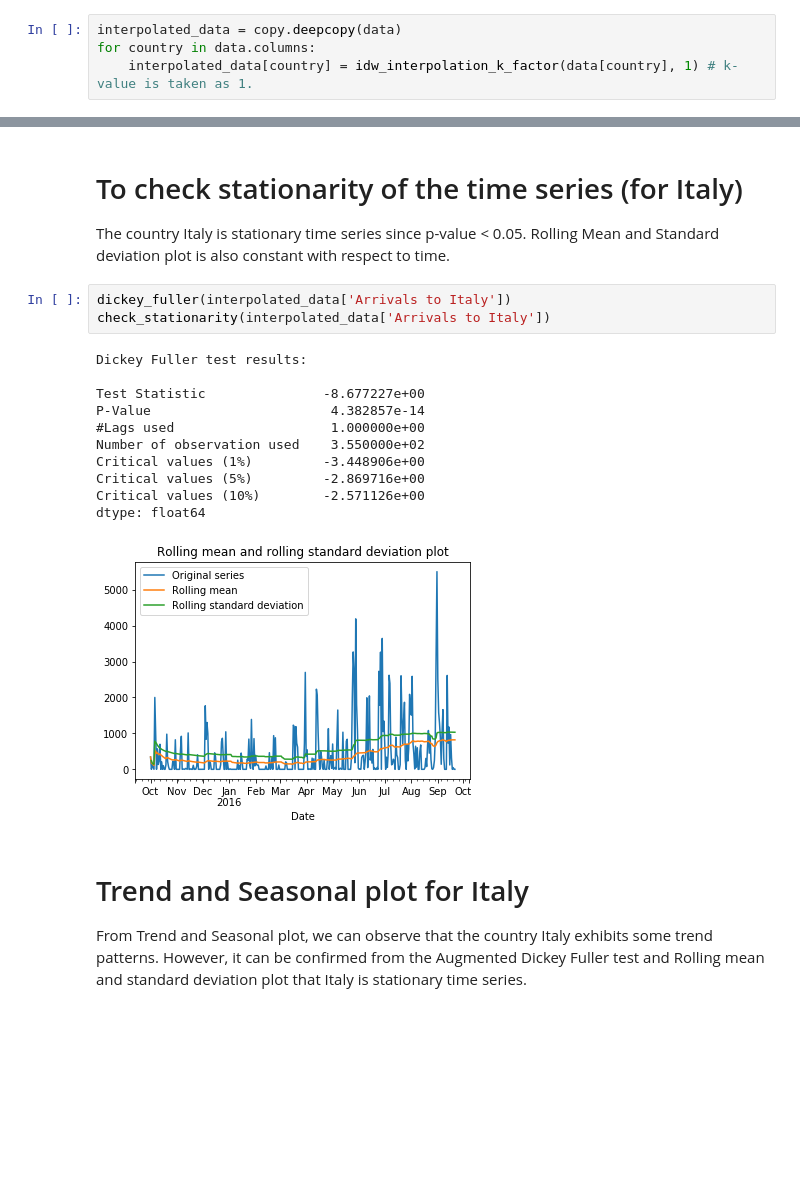
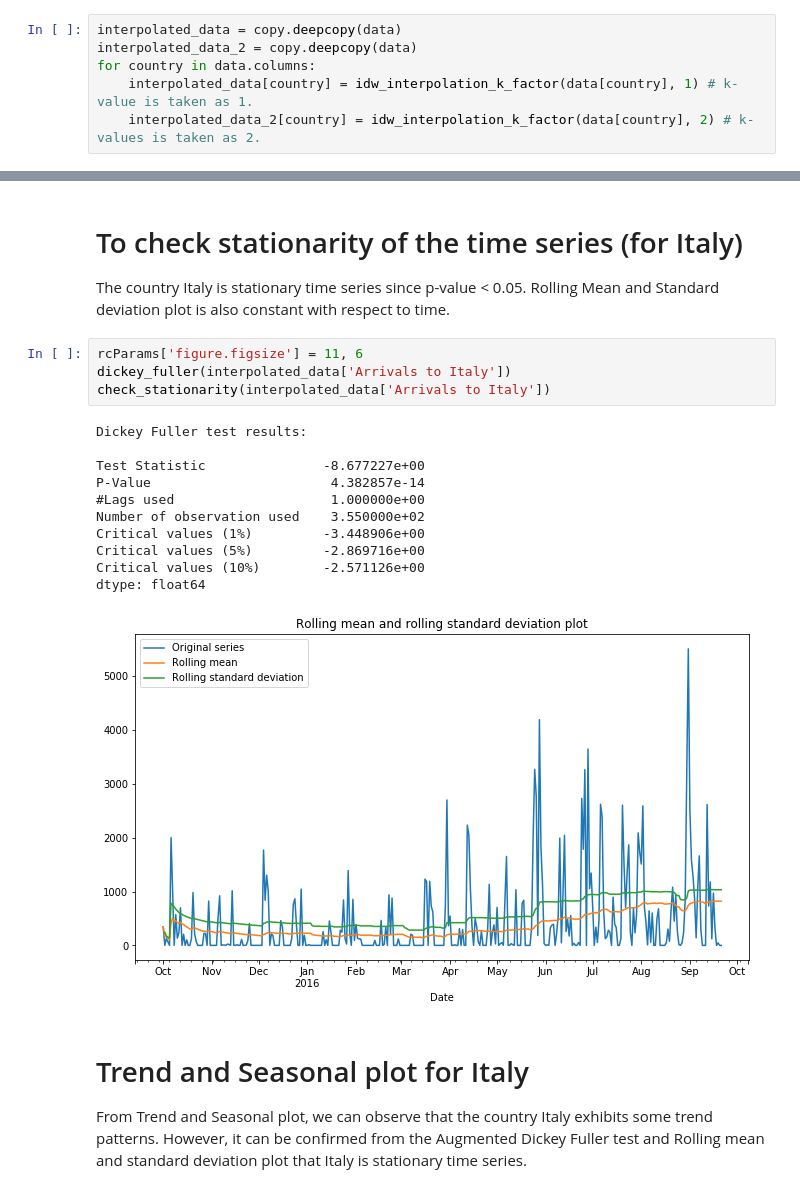
Before and after one commit to manojhuilgol/Data-Science-Lab---SoSe-2019---Time-series-Forecast-using-UNHCR-data, a Jupyter notebook: data_preprocessing.ipynb, the cells around one changed output, grey strips where cells are left out. Saved outputs shown, nothing was run; the diff lists cells and outputs as text; blank space fills up the shorter version.

```diff
--- a/data_preprocessing.ipynb
+++ b/data_preprocessing.ipynb
@@ -143,8 +143,10 @@ def idw_interpolation_k_factor(country,factor):
 Three countries have no entries in the dataset. Hence IDW interpolation is used to fill those missing values.
 # %%
 interpolated_data = copy.deepcopy(data)
+interpolated_data_2 = copy.deepcopy(data)
 for country in data.columns:
     interpolated_data[country] = idw_interpolation_k_factor(data[country], 1) # k-value is taken as 1.
+    interpolated_data_2[country] = idw_interpolation_k_factor(data[country], 2) # k-values is taken as 2.
 # %%
 interpolated_data.isnull().sum()   # All the missing data is being filled with approximated values using IDW interpolation.
 # %% [output]
@@ -254,20 +269,21 @@ def check_stationarity(country):
 The country Italy is stationary time series since p-value < 0.05.
 Rolling Mean and Standard deviation plot is also constant with respect to time.
 # %%
+rcParams['figure.figsize'] = 11, 6
 dickey_fuller(interpolated_data['Arrivals to Italy'])
 check_stationarity(interpolated_data['Arrivals to Italy'])
 # %% [output]
 Dickey Fuller test results:
 
 Test Statistic               -8.677227e+00
 P-Value                       4.382857e-14
 #Lags used                    1.000000e+00
 Number of observation used    3.550000e+02
 Critical values (1%)         -3.448906e+00
 Critical values (5%)         -2.869716e+00
 Critical values (10%)        -2.571126e+00
 dtype: float64
-[figure, old version]
+[figure, new version]
 # %% [markdown]
 # Trend and Seasonal plot for Italy
 
```
Also changed, not shown: parts of 28 cells of this notebook.
